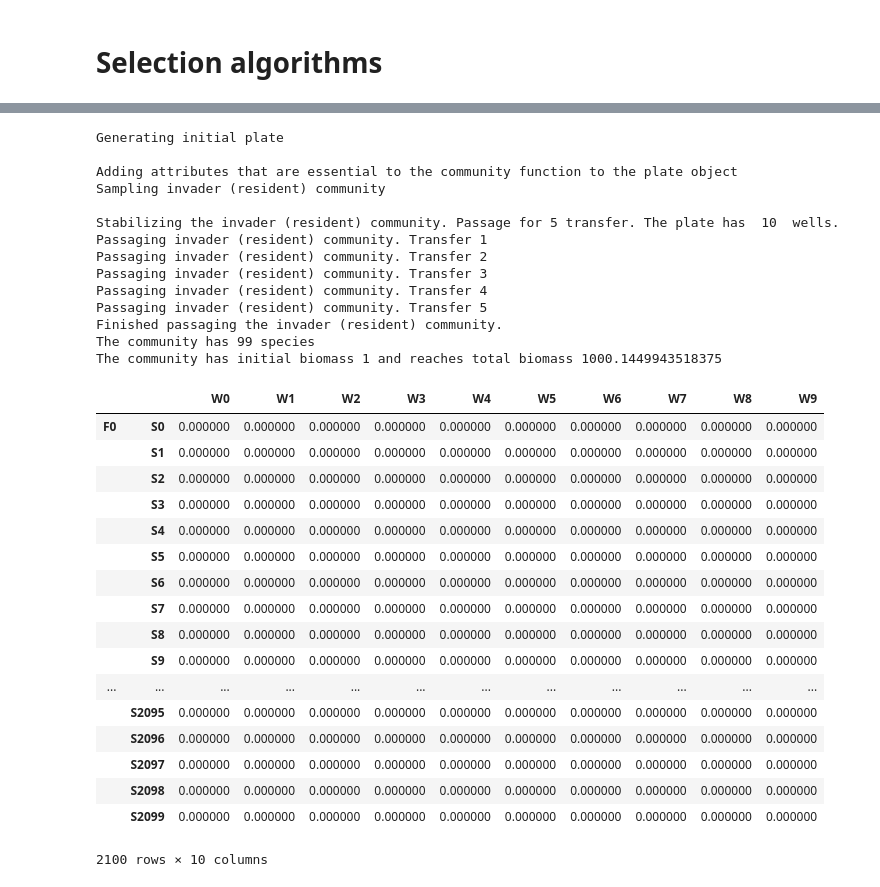
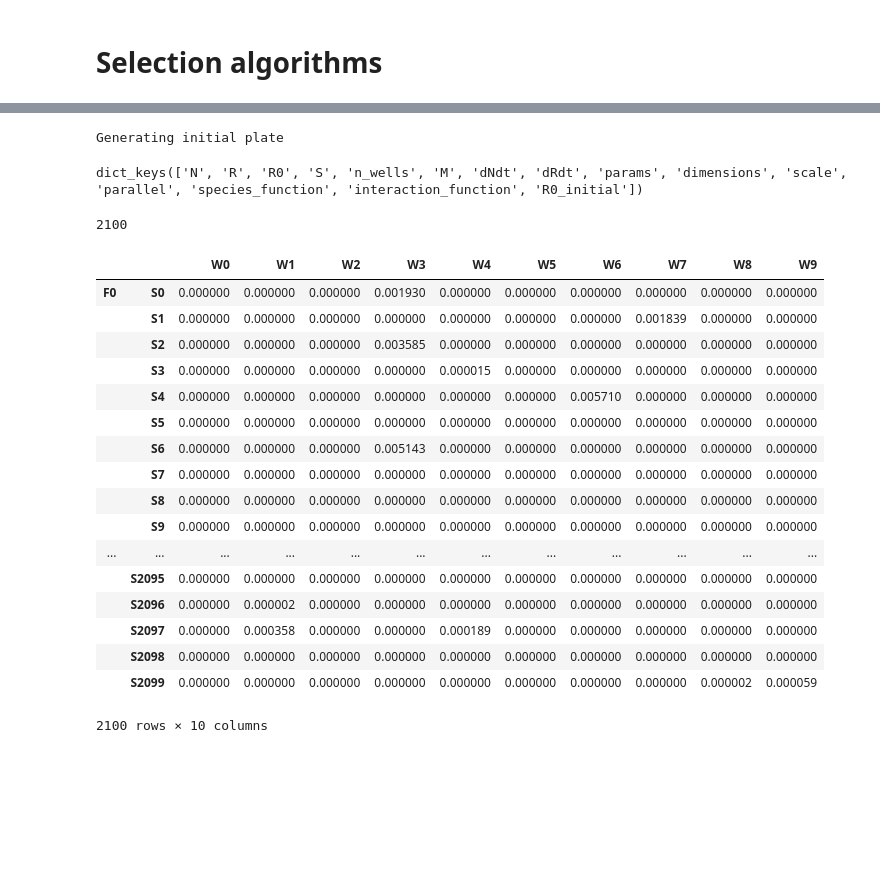
Before and after one commit to Chang-Yu-Chang/ecoprospector, a Jupyter notebook: test_playground.ipynb, the cells around one changed output, grey strips where cells are left out. Saved outputs shown, nothing was run; the diff lists cells and outputs as text; code cells hidden in the pictures; blank space fills up the shorter version.

```diff
--- a/test_playground.ipynb
+++ b/test_playground.ipynb
@@ -64,10 +136,12 @@ params, params_simulation = prepare_experiment(assumptions, seed = seed_temp)
 # %%
 data_directory = "data/test/"
 
-list_phenotypes = ["f7_resident_growth_community", "f8_resident_growth_environment"]
+#list_phenotypes = ["f6_resident_growth", "f7_resident_growth_community"]
+list_phenotypes = ["f8_resident_growth_environment"]
+#list_phenotypes = ["f6_resident_growth", "f7_resident_growth_community", "f8_resident_growth_environment"]
 #list_phenotypes = ["f1_additive", "f2_interaction", "f3_additive_binary", "f4_interaction_binary", "f5_invader_growth", "f6_resident_growth"]
 
-list_algorithms = ["simple_screening"]
+list_algorithms = ["simple_screening", "resource"]
 #list_algorithms = ["simple_screening", "directed_selection_migration", "pair_top_communities", "multiple_pair_top", "Blouin2015", "Mueller2019", "Panke_Buisse2015", "Swenson2000a", "Swenson2000b", "Williams2007a", "Williams2007b", "Wright2019", "coalescence", "migration", "resource", "bottleneck", "knock_out", "knock_in"]
 
 
@@ -87,6 +161,7 @@ for j in range(len(list_phenotypes)):
             params_simulation = params_simulation,
             params_algorithm = algorithms[algorithms["algorithm_name"] == list_algorithms[i]],
             write_composition = True,
+            write_function = True,
             file_name = data_directory + "SP" + str(seed_temp) + "-" + list_algorithms[i],
             assembly_type = str(list_algorithms[i]),
         )
@@ -111,4 +186,5 @@ Algorithm simple_screening finished
 # %%
+
 # Set seeds
 np.random.seed(2)
 
@@ -120,49 +196,44 @@ plate = Community(init_state, dynamics, params, scale = assumptions["scale"], pa
 
 # Update the community composition by sampling from the pool
 print("\nGenerating initial plate")
-plate.N = sample_from_pool(plate.N, scale = assumptions["scale"], inocula = params_simulation["n_inoc"])
+#plate.N = sample_from_pool(plate.N, scale = assumptions["scale"], inocula = params_simulation["n_inoc"])
 
 # Update the supplied resource if assumptions["rich_medium"]
-if assumptions["rich_medium"]:
-    plate.R = make_rich_medium(plate.R, assumptions)
-    plate.R0 = make_rich_medium(plate.R, assumptions) # R0 for refreshing media on passaging if "refresh_resoruce" is turned on
-
-# Add the attributes that are essential to the function measurement to the plate objects
-print("\nAdding attributes that are essential to the community function to the plate object")
-plate = add_community_function(plate, dynamics, assumptions, params_simulation)
+#if assumptions["rich_medium"]:
+#    plate.R = make_rich_medium(plate.R, assumptions)
+#    plate.R0 = make_rich_medium(plate.R, assumptions) # R0 for refreshing media on passaging if "refresh_resoruce" is turned on
 # %% [output]
 Generating initial plate
-
-Adding attributes that are essential to the community function to the plate object
-Sampling invader (resident) community
-
-Stabilizing the invader (resident) community. Passage for 5 transfer. The plate has  10  wells.
-Passaging invader (resident) community. Transfer 1
-Passaging invader (resident) community. Transfer 2
-Passaging invader (resident) community. Transfer 3
-Passaging invader (resident) community. Transfer 4
-Passaging invader (resident) community. Transfer 5
-Finished passaging the invader (resident) community.
-The community has 99 species
-The community has initial biomass 1 and reaches total biomass 1000.1449943518375
+# %%
+plate.__dict__
+plate.__dict__.keys()
+# %% [output]
+dict_keys(['N', 'R', 'R0', 'S', 'n_wells', 'M', 'dNdt', 'dRdt', 'params', 'dimensions', 'scale', 'parallel', 'species_function', 'interaction_function', 'R0_initial'])
+# %%
+setattr(plate, "n_wells", 20)
+#plate.__dict__.keys()
+#plate.__dict__
+plate.params["S"]
+# %% [output]
+2100
 # %%
-plate.resident_plate_t1
+plate.N
 # %% [output]
 |  |  | W0 | W1 | W2 | W3 | W4 | W5 | W6 | W7 | W8 | W9 |
-| F0 | S0 | 0.000000 | 0.000000 | 0.000000 | 0.000000 | 0.000000 | 0.000000 | 0.000000 | 0.000000 | 0.000000 | 0.000000 |
-|  | S1 | 0.000000 | 0.000000 | 0.000000 | 0.000000 | 0.000000 | 0.000000 | 0.000000 | 0.000000 | 0.000000 | 0.000000 |
-|  | S2 | 0.000000 | 0.000000 | 0.000000 | 0.000000 | 0.000000 | 0.000000 | 0.000000 | 0.000000 | 0.000000 | 0.000000 |
-|  | S3 | 0.000000 | 0.000000 | 0.000000 | 0.000000 | 0.000000 | 0.000000 | 0.000000 | 0.000000 | 0.000000 | 0.000000 |
-|  | S4 | 0.000000 | 0.000000 | 0.000000 | 0.000000 | 0.000000 | 0.000000 | 0.000000 | 0.000000 | 0.000000 | 0.000000 |
+| F0 | S0 | 0.000000 | 0.000000 | 0.000000 | 0.001930 | 0.000000 | 0.000000 | 0.000000 | 0.000000 | 0.000000 | 0.000000 |
+|  | S1 | 0.000000 | 0.000000 | 0.000000 | 0.000000 | 0.000000 | 0.000000 | 0.000000 | 0.001839 | 0.000000 | 0.000000 |
+|  | S2 | 0.000000 | 0.000000 | 0.000000 | 0.003585 | 0.000000 | 0.000000 | 0.000000 | 0.000000 | 0.000000 | 0.000000 |
+|  | S3 | 0.000000 | 0.000000 | 0.000000 | 0.000000 | 0.000015 | 0.000000 | 0.000000 | 0.000000 | 0.000000 | 0.000000 |
+|  | S4 | 0.000000 | 0.000000 | 0.000000 | 0.000000 | 0.000000 | 0.000000 | 0.005710 | 0.000000 | 0.000000 | 0.000000 |
 |  | S5 | 0.000000 | 0.000000 | 0.000000 | 0.000000 | 0.000000 | 0.000000 | 0.000000 | 0.000000 | 0.000000 | 0.000000 |
-|  | S6 | 0.000000 | 0.000000 | 0.000000 | 0.000000 | 0.000000 | 0.000000 | 0.000000 | 0.000000 | 0.000000 | 0.000000 |
+|  | S6 | 0.000000 | 0.000000 | 0.000000 | 0.005143 | 0.000000 | 0.000000 | 0.000000 | 0.000000 | 0.000000 | 0.000000 |
 |  | S7 | 0.000000 | 0.000000 | 0.000000 | 0.000000 | 0.000000 | 0.000000 | 0.000000 | 0.000000 | 0.000000 | 0.000000 |
 |  | S8 | 0.000000 | 0.000000 | 0.000000 | 0.000000 | 0.000000 | 0.000000 | 0.000000 | 0.000000 | 0.000000 | 0.000000 |
 |  | S9 | 0.000000 | 0.000000 | 0.000000 | 0.000000 | 0.000000 | 0.000000 | 0.000000 | 0.000000 | 0.000000 | 0.000000 |
 | ... | ... | ... | ... | ... | ... | ... | ... | ... | ... | ... | ... |
 |  | S2095 | 0.000000 | 0.000000 | 0.000000 | 0.000000 | 0.000000 | 0.000000 | 0.000000 | 0.000000 | 0.000000 | 0.000000 |
-|  | S2096 | 0.000000 | 0.000000 | 0.000000 | 0.000000 | 0.000000 | 0.000000 | 0.000000 | 0.000000 | 0.000000 | 0.000000 |
-|  | S2097 | 0.000000 | 0.000000 | 0.000000 | 0.000000 | 0.000000 | 0.000000 | 0.000000 | 0.000000 | 0.000000 | 0.000000 |
+|  | S2096 | 0.000000 | 0.000002 | 0.000000 | 0.000000 | 0.000000 | 0.000000 | 0.000000 | 0.000000 | 0.000000 | 0.000000 |
+|  | S2097 | 0.000000 | 0.000358 | 0.000000 | 0.000000 | 0.000189 | 0.000000 | 0.000000 | 0.000000 | 0.000000 | 0.000000 |
 |  | S2098 | 0.000000 | 0.000000 | 0.000000 | 0.000000 | 0.000000 | 0.000000 | 0.000000 | 0.000000 | 0.000000 | 0.000000 |
-|  | S2099 | 0.000000 | 0.000000 | 0.000000 | 0.000000 | 0.000000 | 0.000000 | 0.000000 | 0.000000 | 0.000000 | 0.000000 |
+|  | S2099 | 0.000000 | 0.000000 | 0.000000 | 0.000000 | 0.000000 | 0.000000 | 0.000000 | 0.000000 | 0.000002 | 0.000059 |
 2100 rows × 10 columns
```
Also changed, not shown: parts of 4 cells of this notebook, 5 other files.
